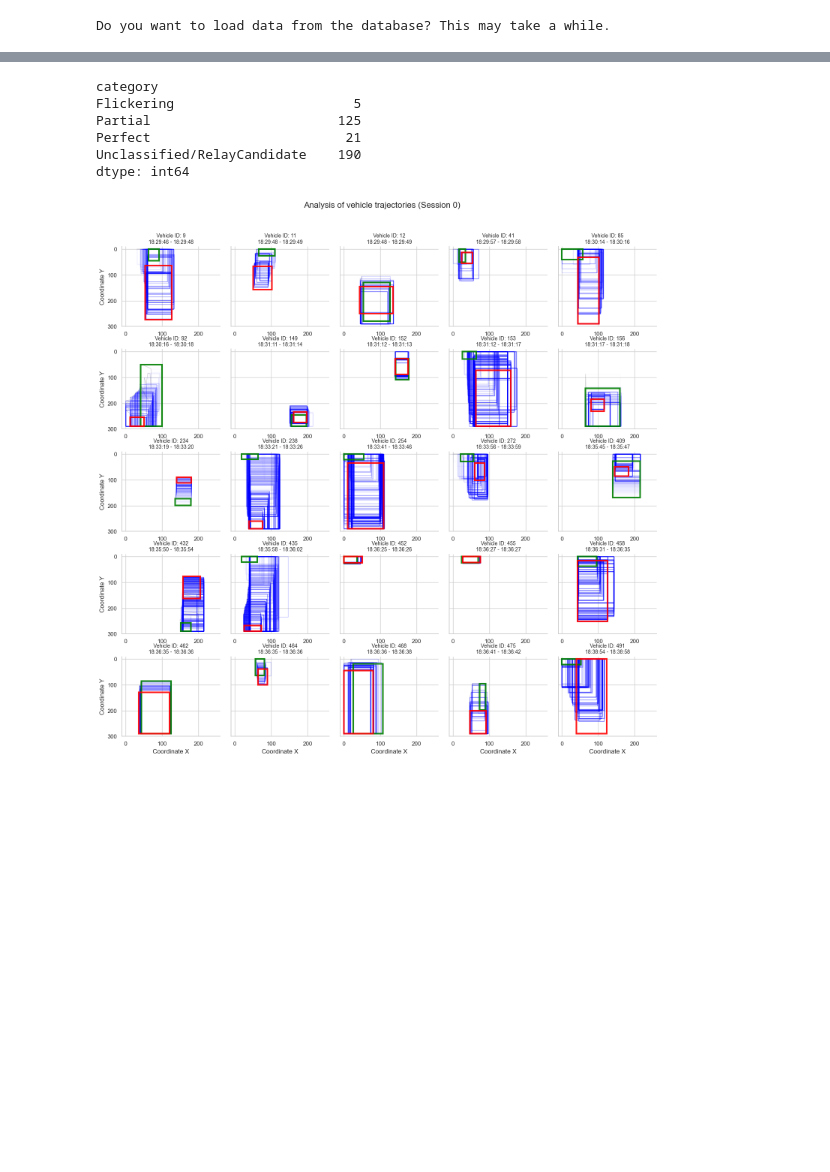
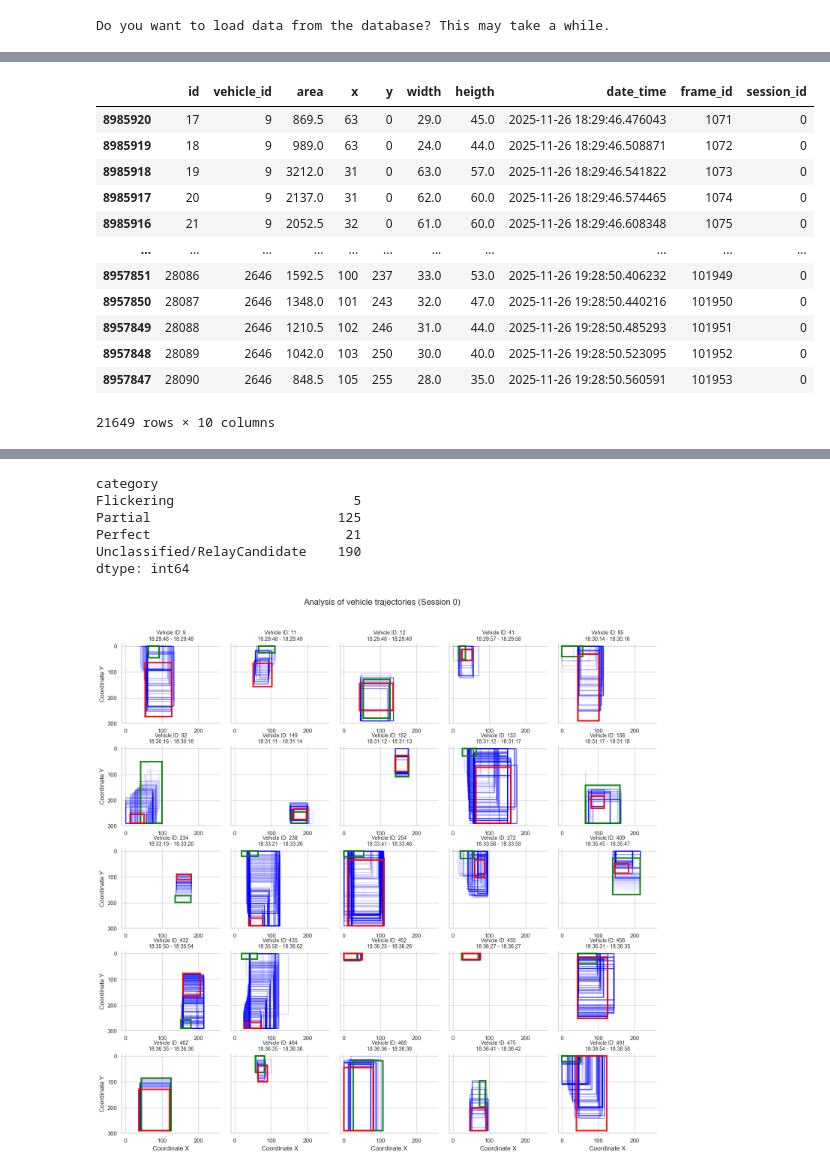
Before and after one commit to mikeandrusyak/Traffic-monitoring-Challenge, a Jupyter notebook: load_data_from_database.ipynb, the cells around one changed output, grey strips where cells are left out. Drawn from its saved outputs; the diff is of its cells as text; code cells hidden in the pictures; blank space fills up the shorter version.

```diff
--- a/load_data_from_database.ipynb
+++ b/load_data_from_database.ipynb
@@ -41,6 +69,22 @@ session_df = df[df['session_id'] == session_id_to_analyze].sort_values(['vehicle
 vehicle_counts = session_df['vehicle_id'].value_counts()
 valid_vehicles = vehicle_counts[vehicle_counts >= 20].index
 session_df = session_df[session_df['vehicle_id'].isin(valid_vehicles)]
+# %%
+session_df
+# %% [output]
+|  | id | vehicle_id | area | x | y | width | heigth | date_time | frame_id | session_id |
+| 8985920 | 17 | 9 | 869.5 | 63 | 0 | 29.0 | 45.0 | 2025-11-26 18:29:46.476043 | 1071 | 0 |
+| 8985919 | 18 | 9 | 989.0 | 63 | 0 | 24.0 | 44.0 | 2025-11-26 18:29:46.508871 | 1072 | 0 |
+| 8985918 | 19 | 9 | 3212.0 | 31 | 0 | 63.0 | 57.0 | 2025-11-26 18:29:46.541822 | 1073 | 0 |
+| 8985917 | 20 | 9 | 2137.0 | 31 | 0 | 62.0 | 60.0 | 2025-11-26 18:29:46.574465 | 1074 | 0 |
+| 8985916 | 21 | 9 | 2052.5 | 32 | 0 | 61.0 | 60.0 | 2025-11-26 18:29:46.608348 | 1075 | 0 |
+| ... | ... | ... | ... | ... | ... | ... | ... | ... | ... | ... |
+| 8957851 | 28086 | 2646 | 1592.5 | 100 | 237 | 33.0 | 53.0 | 2025-11-26 19:28:50.406232 | 101949 | 0 |
+| 8957850 | 28087 | 2646 | 1348.0 | 101 | 243 | 32.0 | 47.0 | 2025-11-26 19:28:50.440216 | 101950 | 0 |
+| 8957849 | 28088 | 2646 | 1210.5 | 102 | 246 | 31.0 | 44.0 | 2025-11-26 19:28:50.485293 | 101951 | 0 |
+| 8957848 | 28089 | 2646 | 1042.0 | 103 | 250 | 30.0 | 40.0 | 2025-11-26 19:28:50.523095 | 101952 | 0 |
+| 8957847 | 28090 | 2646 | 848.5 | 105 | 255 | 28.0 | 35.0 | 2025-11-26 19:28:50.560591 | 101953 | 0 |
+21649 rows × 10 columns
 # %%
 final_summary = categirze_ids(session_df)
 # %%
```
Also changed, not shown: parts of 3 cells of this notebook.
